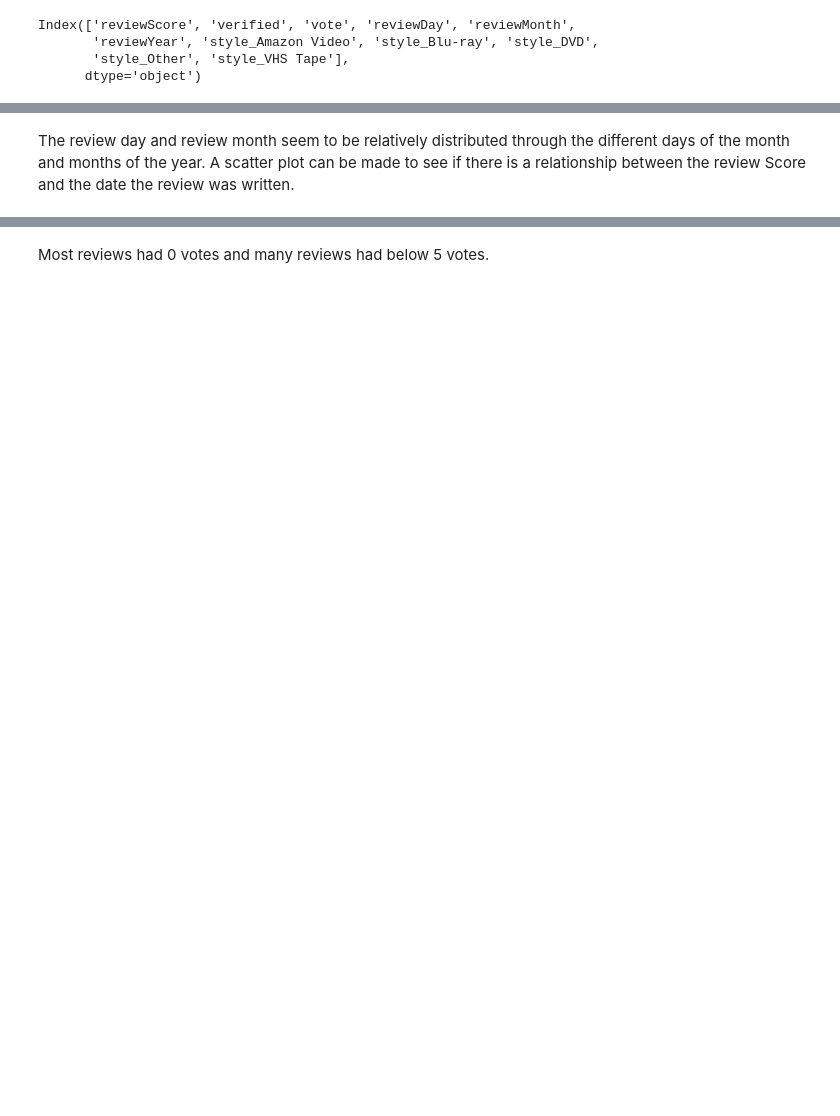
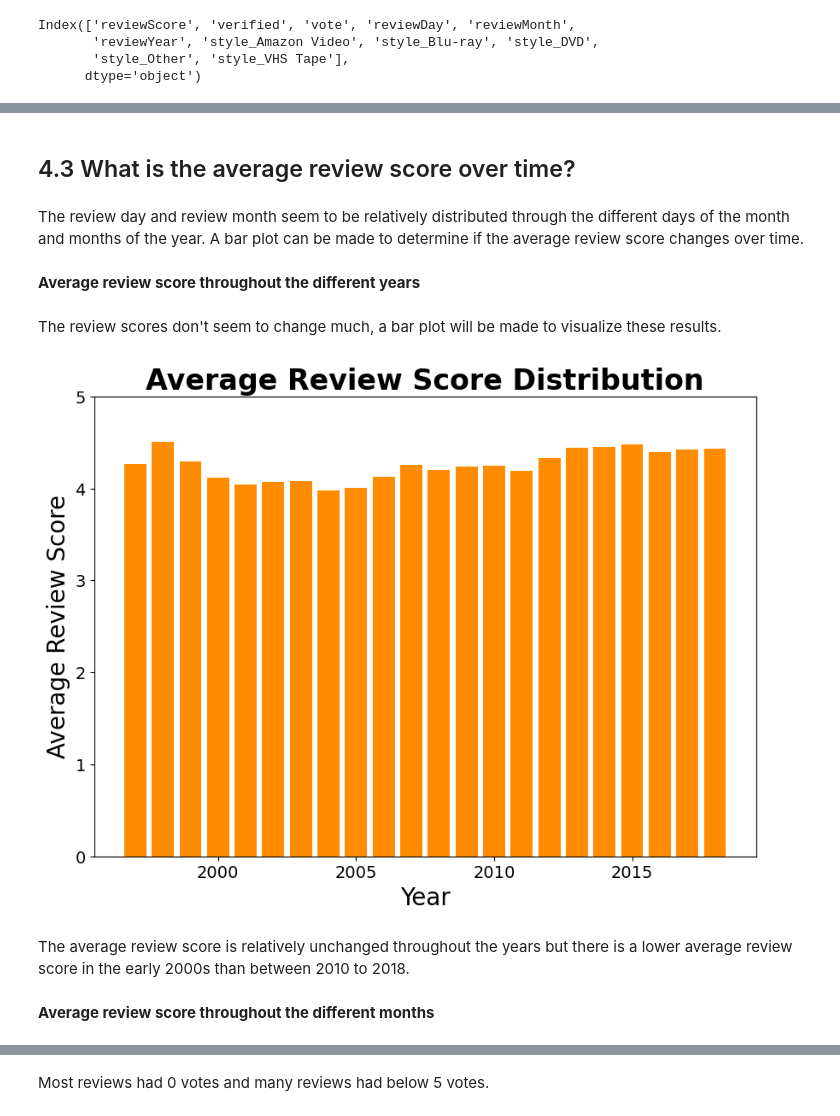
Before and after one commit to JTruong3/Amazon-Product-Recommender, a Jupyter notebook: 1_Preprocessing_and_EDA.ipynb, the cells around one changed output, grey strips where cells are left out. Cells and saved outputs as stored; diff of their text form; code cells hidden in the pictures; blank space fills up the shorter version.

```diff
--- a/1_Preprocessing_and_EDA.ipynb
+++ b/1_Preprocessing_and_EDA.ipynb
@@ -913,2 +927,41 @@ Non of the data in the columns look normally distributed. Thus the linear regres
+# %% [markdown]
+## 4.3 What is the average review score over time?<a class ='anchor' id='4.3avgreviewscore'></a>
 # %% [markdown]
-The review day and review month seem to be relatively distributed through the different days of the month and months of the year. A scatter plot can be made to see if there is a relationship between the review Score and the date the review was written.
+The review day and review month seem to be relatively distributed through the different days of the month and months of the year. A bar plot can be made to determine if the average review score changes over time.
+# %% [markdown]
+**Average review score throughout the different years**
+# %%
+# Determine the average review Score for every year can be determined using mean() and a groupby function
+reviewscore_Y =clean_df.groupby('reviewYear')['reviewScore'].mean()
+
+#Check results
+reviewscore_Y
+# %% [markdown]
+The review scores don't seem to change much, a bar plot will be made to visualize these results.
+# %%
+# Set up figure size
+plt.figure(figsize = (10,7))
+
+# Make bar plot using the index and values from above
+plt.bar(reviewscore_Y.index, reviewscore_Y.values,  color = 'darkorange')
+
+# Change size of tick labels
+plt.xticks(fontsize = 14)
+plt.yticks(fontsize = 14)
+
+# Set y axis range
+plt.ylim([0,5])
+
+# Label the plot
+plt.title(f'Average Review Score Distribution', fontweight = 'bold', fontsize = 24)
+plt.xlabel('Year', fontsize = 20)
+plt.ylabel('Average Review Score', fontsize = 20)
+
+
+plt.show()
+# %% [output]
+[figure, added]
+# %% [markdown]
+The average review score is relatively unchanged throughout the years but there is a lower average review score in the early 2000s than between 2010 to 2018.
+# %% [markdown]
+**Average review score throughout the different months**
```
Also changed, not shown: parts of 53 cells of this notebook.
